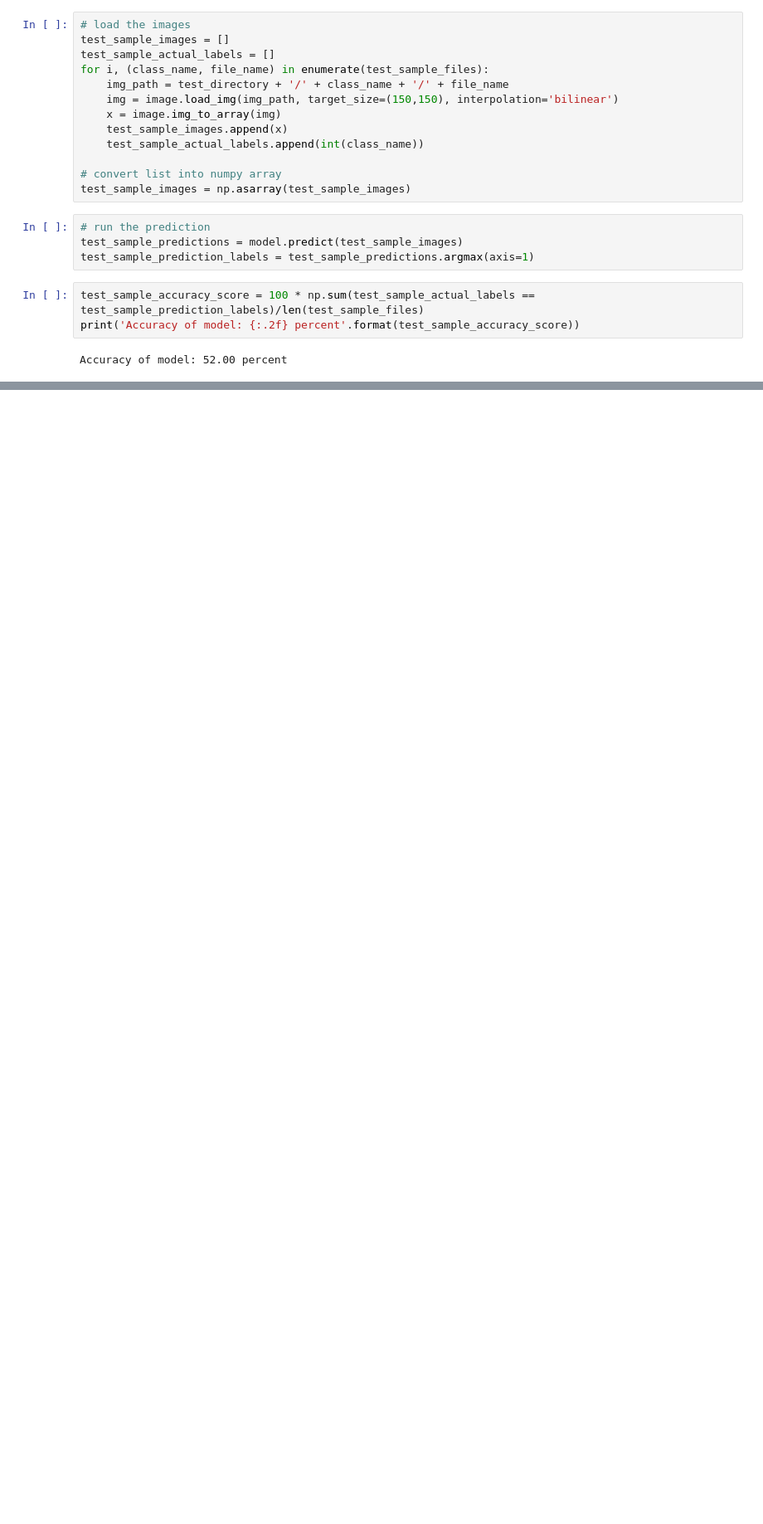
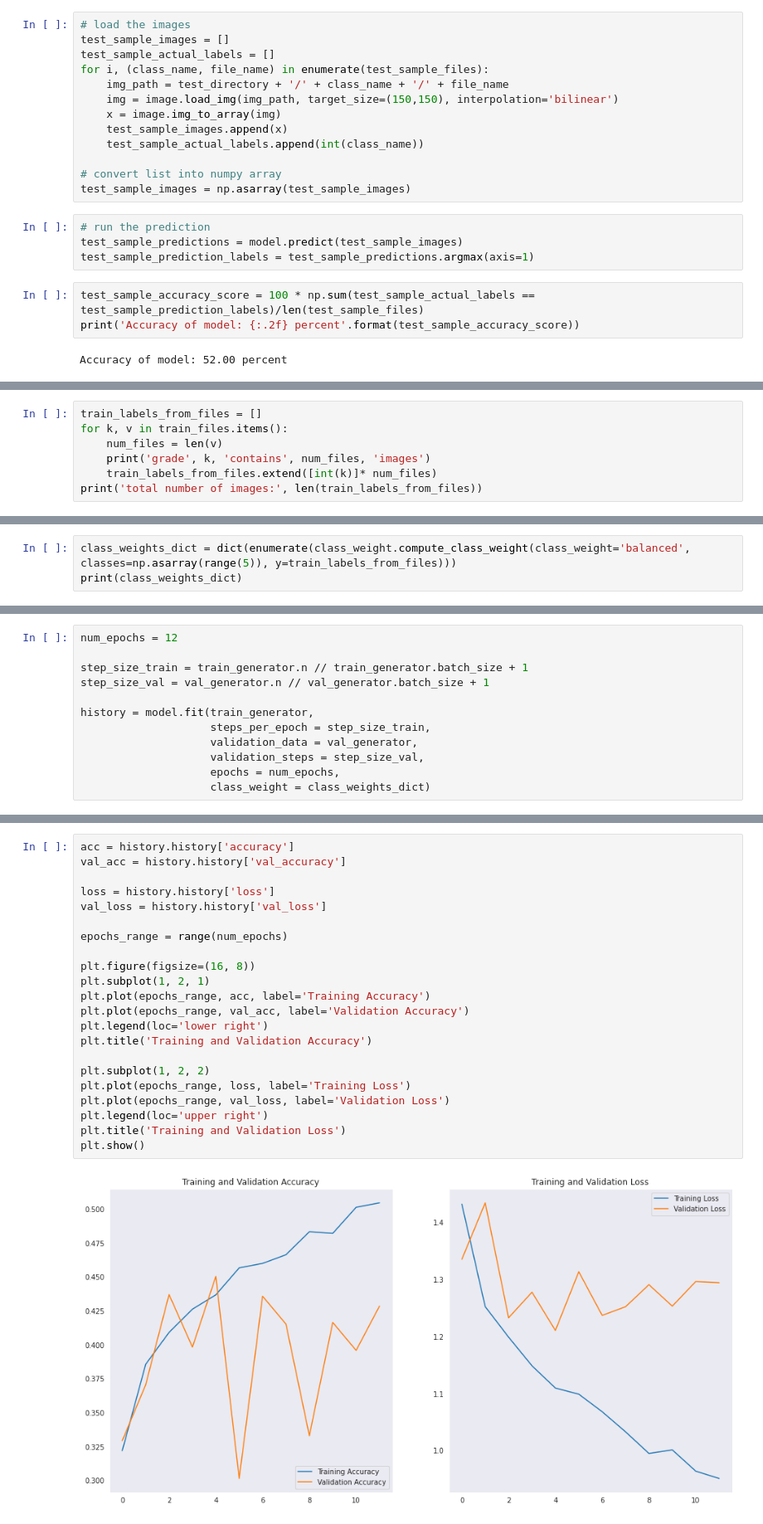
Before and after one commit to fontainelam/KneeOsteoarthritis, a Jupyter notebook: notebooks/Classifying_Knee_Images.ipynb, the cells around one changed output, grey strips where cells are left out. Shown at 83% size. Drawn from its saved outputs; the diff is of its cells as text; blank space fills up the shorter version.

```diff
--- a/notebooks/Classifying_Knee_Images.ipynb
+++ b/notebooks/Classifying_Knee_Images.ipynb
@@ -444,0 +517,7 @@ plt.tight_layout(rect=[0.08, 0, 1, 0.95])
+# %%
+train_labels_from_files = []
+for k, v in train_files.items():
+    num_files = len(v)
+    print('grade', k, 'contains', num_files, 'images')
+    train_labels_from_files.extend([int(k)]* num_files)
+print('total number of images:', len(train_labels_from_files))
@@ -444,0 +531,3 @@ plt.tight_layout(rect=[0.08, 0, 1, 0.95])
+# %%
+class_weights_dict = dict(enumerate(class_weight.compute_class_weight(class_weight='balanced', classes=np.asarray(range(5)), y=train_labels_from_files)))
+print(class_weights_dict)
@@ -444,0 +536,12 @@ plt.tight_layout(rect=[0.08, 0, 1, 0.95])
+# %%
+num_epochs = 12
+
+step_size_train = train_generator.n // train_generator.batch_size + 1
+step_size_val = val_generator.n // val_generator.batch_size + 1
+
+history = model.fit(train_generator,
+                    steps_per_epoch = step_size_train,
+                    validation_data = val_generator,
+                    validation_steps = step_size_val,
+                    epochs = num_epochs,
+                    class_weight = class_weights_dict)
@@ -444,0 +568,24 @@ plt.tight_layout(rect=[0.08, 0, 1, 0.95])
+# %%
+acc = history.history['accuracy']
+val_acc = history.history['val_accuracy']
+
+loss = history.history['loss']
+val_loss = history.history['val_loss']
+
+epochs_range = range(num_epochs)
+
+plt.figure(figsize=(16, 8))
+plt.subplot(1, 2, 1)
+plt.plot(epochs_range, acc, label='Training Accuracy')
+plt.plot(epochs_range, val_acc, label='Validation Accuracy')
+plt.legend(loc='lower right')
+plt.title('Training and Validation Accuracy')
+
+plt.subplot(1, 2, 2)
+plt.plot(epochs_range, loss, label='Training Loss')
+plt.plot(epochs_range, val_loss, label='Validation Loss')
+plt.legend(loc='upper right')
+plt.title('Training and Validation Loss')
+plt.show()
+# %% [output]
+[figure, added]
```
Also changed, not shown: parts of 37 cells of this notebook.
